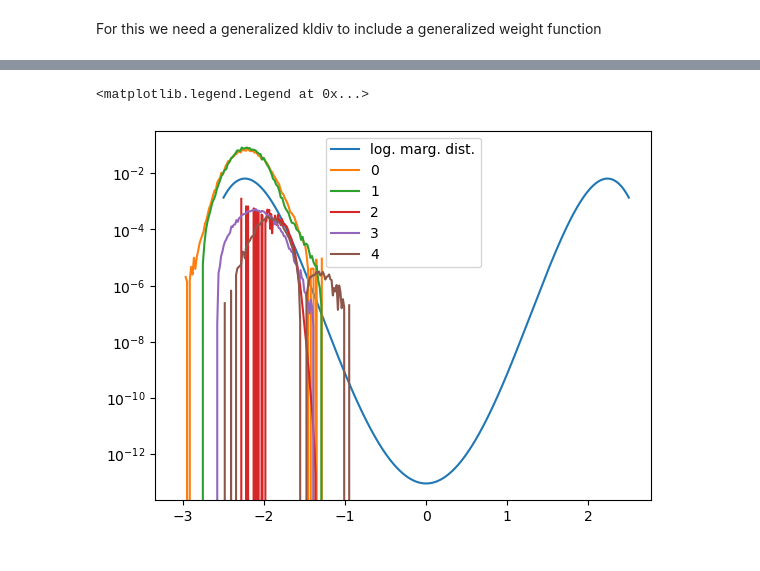
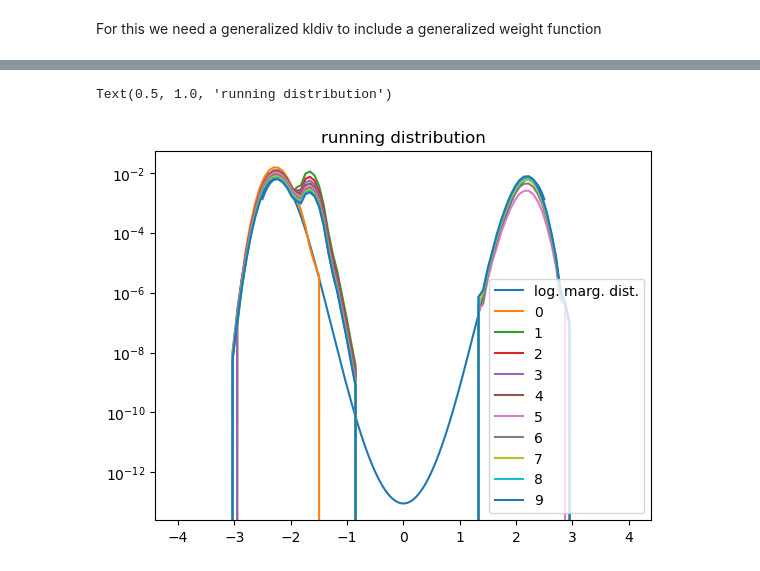
Before and after one commit to zierenberg/machine_learning_muca, a Jupyter notebook: notebooks/double_well_muca.ipynb, the cells around one changed output, grey strips where cells are left out. Saved outputs shown, nothing was run; the diff lists cells and outputs as text; code cells hidden in the pictures.

Commit message:
missing: correct weighting of distributions from different iterations

```diff
--- a/notebooks/double_well_muca.ipynb
+++ b/notebooks/double_well_muca.ipynb
@@ -253,11 +250,9 @@ def muca(rc, args):
 # %%
 import scipy
 from scipy.optimize import curve_fit
-def fit_gmm(bins, hist, N, p0):
+def fit_gmm(xs, hist, N, p0):
     # p0 = np.ravel([np.random.choice(bins,size=N), np.ones(N), np.full(N,1/N)])
-    bounds = (np.ravel([np.full(N,-np.inf), np.full(N,-np.inf), np.zeros(N)]),
+    bounds = (np.ravel([np.full(N,-np.inf), np.zeros(N), np.zeros(N)]),
           np.ravel([np.full(N,+np.inf), np.full(N,+np.inf), np.ones(N)]))
-    #print(bounds)
-    #print("bins is  {}" .format(bins[:-1]))
-    popt, pcov = curve_fit(lambda x, *p0: GMM_for_numpy(x, N, p0), bins[:-1], hist, p0 = p0, bounds = bounds)
+    popt, pcov = curve_fit(lambda x, *p0: (GMM_for_numpy(x, N, p0)), xs, (hist), p0 = p0, bounds = bounds)
     return popt
@@ -269,0 +259,17 @@ def log_likelihood(x, bg, T, args):
+# %%
+# model probability of sample as exp(-polynomial)
+class LogWeight:
+    def __init__(self, args):
+        self.p = np.polynomial.Polynomial(args)
+    def value(self, x):
+        return self.p(x)
+    def fit(self, x, y, deg):
+        self.p = np.polynomial.Polynomial.fit(x,y,deg)
+
+
+lng = LogWeight([0])
+print(lng.p)
+x=np.array([0,1,2,3])
+lng.fit(x,np.power(x,1),1)
+xs=torch.tensor([1,2,3,4])
+lng.value(xs)
@@ -384,7 +479,7 @@ NameError: name 'weight_rc' is not defined
 # %%
 plt.yscale('log')
 for i in range(n_epochs):
-    plt.plot(xs,gmms[i], label=i)
+    plt.plot(xs,hists[i],label=i)
 plt.legend()
 # %% [output]
 <matplotlib.legend.Legend at 0x...>
@@ -392,6 +486,0 @@ plt.legend()
-# %%
-plt.yscale('log')
-for i in range(n_epochs):
-    bins,hist = hists[i]
-    plt.plot(bins[:-1],hist,label=i)
-plt.legend()
@@ -401,14 +487,14 @@ plt.legend()
 # %%
 plt.yscale('log')
 rcs = torch.linspace(-2.5,2.5,1000)
 plt.plot(rcs,assert_numpy((weight_rc(rcs, bg_muca, T) / weight_rc(rcs, bg_muca, T).sum())), label='log. marg. dist.')
 for i in range(n_epochs):
-    bins,hist = rhists[i]
-    plt.plot(bins[:-1],hist,label=i)
+    plt.plot(xs,rds[i],label=i)
 plt.legend()
+plt.title('running distribution')
 # %% [output]
-<matplotlib.legend.Legend at 0x...>
+Text(0.5, 1.0, 'running distribution')
-[figure, old version]
+[figure, new version]
 # %%
 reporter.plot()
 
```
Also changed, not shown: parts of 12 cells of this notebook, 1 other file.
